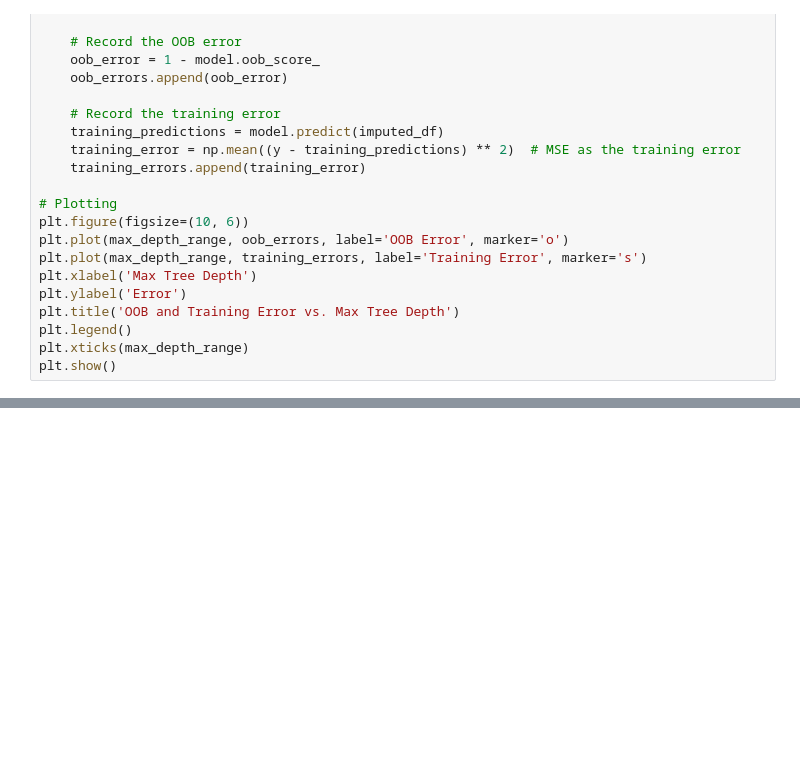
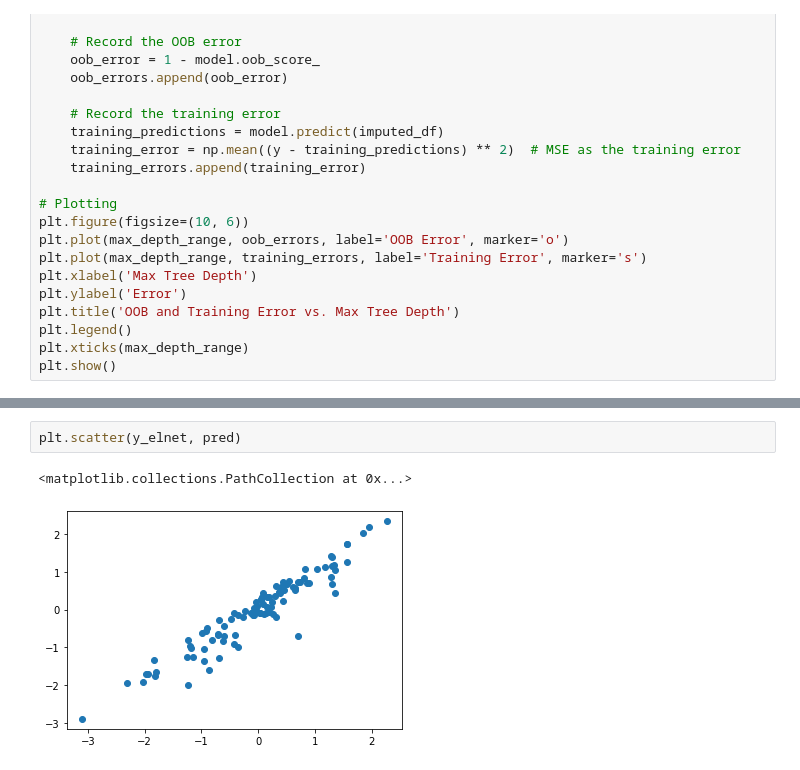
Before and after one commit to Zzanis/Case_1, a Jupyter notebook: case1_eda.ipynb, the cells around one changed output, grey strips where cells are left out. Cells and saved outputs as stored; diff of their text form; blank space fills up the shorter version.

```diff
--- a/case1_eda.ipynb
+++ b/case1_eda.ipynb
@@ -297,0 +334,5 @@ plt.show()
+# %%
+plt.scatter(y_elnet, pred)
+# %% [output]
+<matplotlib.collections.PathCollection at 0x...>
+[figure, added]
```
Also changed, not shown: parts of 12 cells of this notebook.
